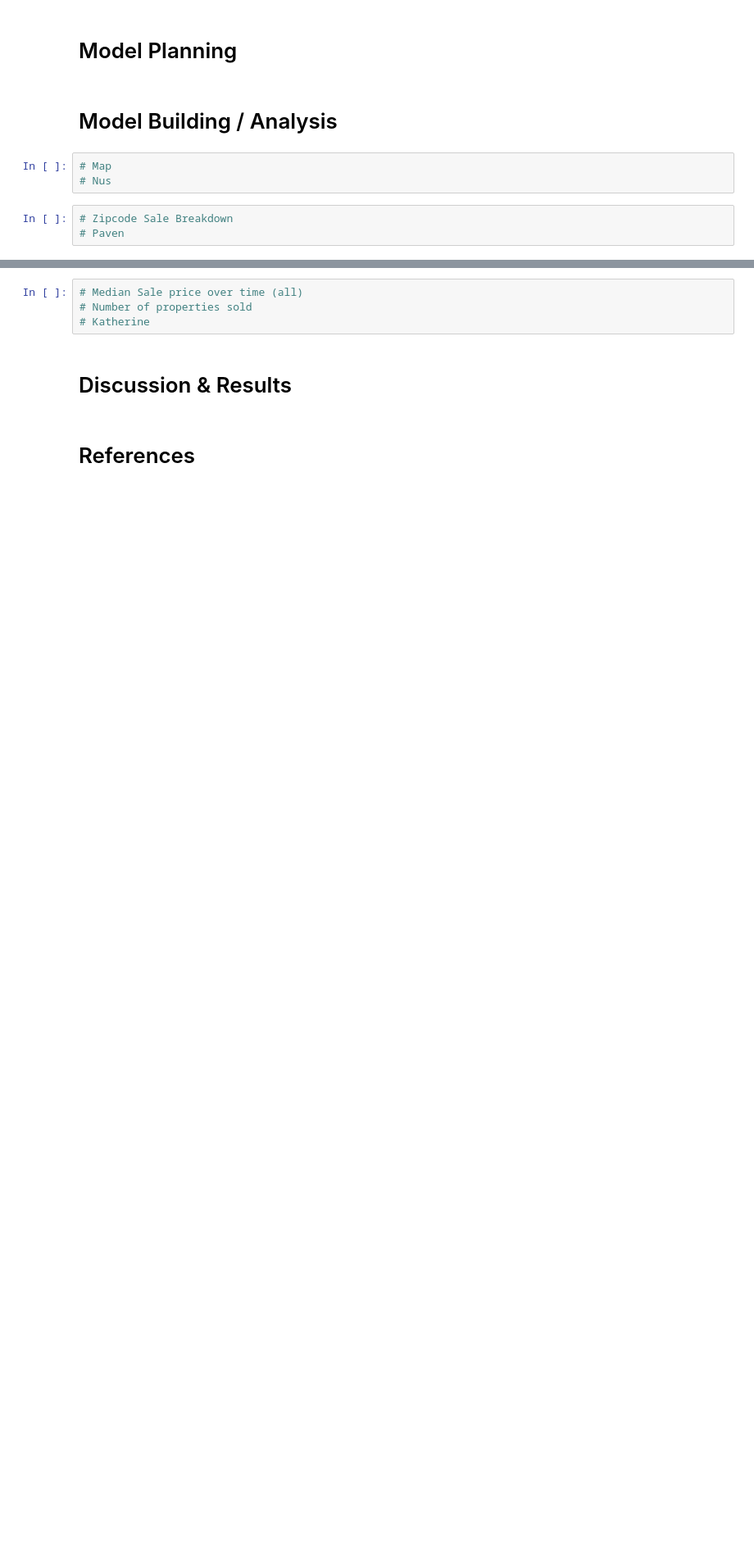
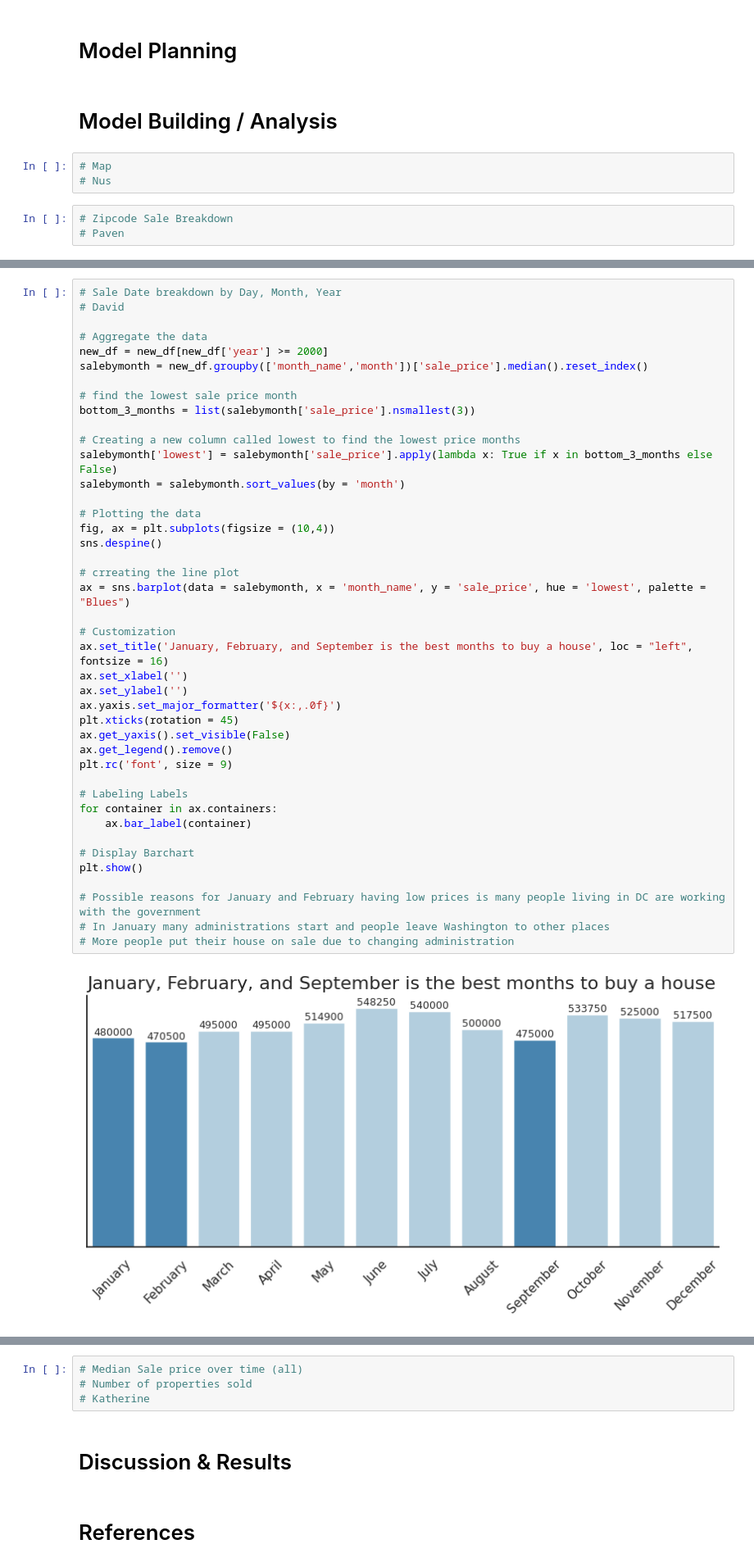
Before and after one commit to sierraperezdavid31/CIS9650-DC-Sales, a Jupyter notebook: Group_Project_15.ipynb, the cells around one changed output, grey strips where cells are left out. Shown at 82% size. Drawn from its saved outputs; the diff is of its cells as text; blank space fills up the shorter version.

```diff
--- a/Group_Project_15.ipynb
+++ b/Group_Project_15.ipynb
@@ -232,0 +273,44 @@ new_df.head()
+# %%
+# Sale Date breakdown by Day, Month, Year
+# David
+
+# Aggregate the data
+new_df = new_df[new_df['year'] >= 2000]
+salebymonth = new_df.groupby(['month_name','month'])['sale_price'].median().reset_index()
+
+# find the lowest sale price month
+bottom_3_months = list(salebymonth['sale_price'].nsmallest(3))
+
+# Creating a new column called lowest to find the lowest price months
+salebymonth['lowest'] = salebymonth['sale_price'].apply(lambda x: True if x in bottom_3_months else False)
+salebymonth = salebymonth.sort_values(by = 'month')
+
+# Plotting the data
+fig, ax = plt.subplots(figsize = (10,4))
+sns.despine()
+
+# crreating the line plot
+ax = sns.barplot(data = salebymonth, x = 'month_name', y = 'sale_price', hue = 'lowest', palette = "Blues")
+
+# Customization
+ax.set_title('January, February, and September is the best months to buy a house', loc = "left", fontsize = 16)
+ax.set_xlabel('')
+ax.set_ylabel('')
+ax.yaxis.set_major_formatter('${x:,.0f}')
+plt.xticks(rotation = 45)
+ax.get_yaxis().set_visible(False)
+ax.get_legend().remove()
+plt.rc('font', size = 9)
+
+# Labeling Labels
+for container in ax.containers:
+    ax.bar_label(container)
+
+# Display Barchart
+plt.show()
+
+# Possible reasons for January and February having low prices is many people living in DC are working with the government
+# In January many administrations start and people leave Washington to other places
+# More people put their house on sale due to changing administration
+# %% [output]
+[figure, added]
```
Also changed, not shown: parts of 9 cells of this notebook.
